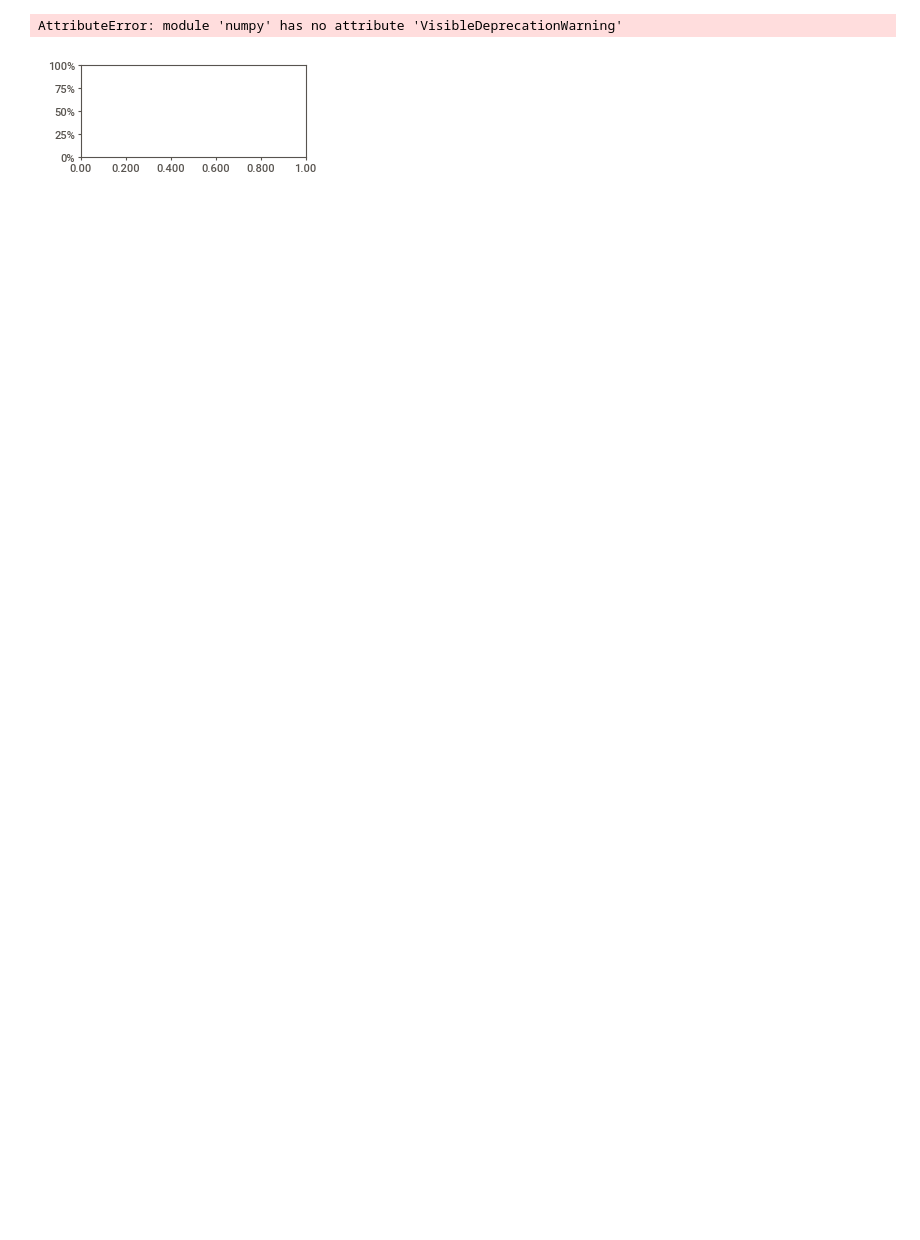
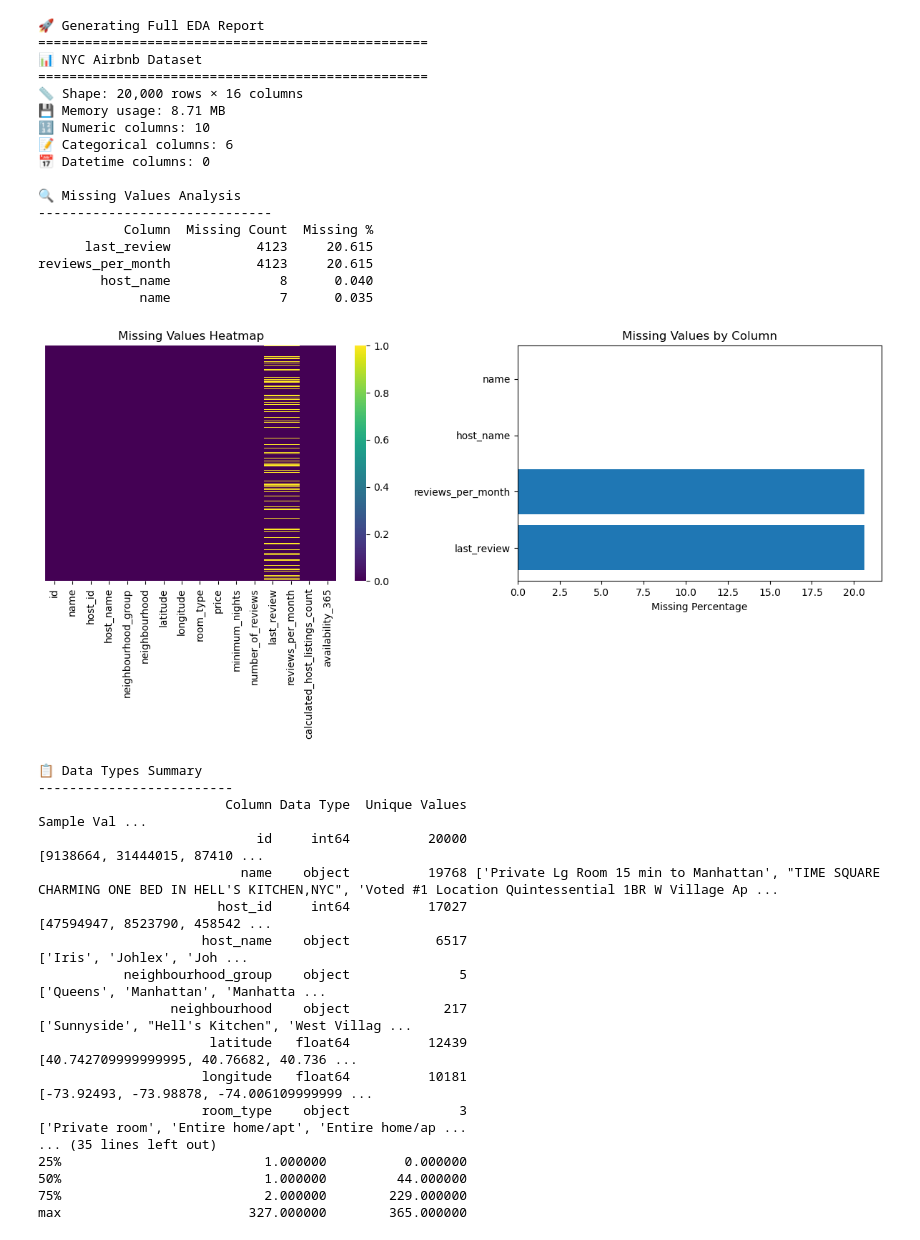
Before and after one commit to MariaVrana/build-ml-pipeline-for-short-term-rental-prices, a Jupyter notebook: src/eda/EDA.ipynb, the cells around one changed output. Saved outputs shown, nothing was run; the diff lists cells and outputs as text; code cells hidden in the pictures; blank space fills up the shorter version.

```diff
--- a/src/eda/EDA.ipynb
+++ b/src/eda/EDA.ipynb
@@ -16,11 +23,42 @@ View run at https://wandb.ai/maria-vrana-/nyc_airbnb/runs/ks5iojgu
 # %%
-import sweetviz as sv
+# import the custom Profiler
+from Profiler import Profiler
 
-# Create the report
-profile = sv.analyze(df)
-
-# Display in Jupyter notebook
-profile.show_notebook()
+profiler = Profiler(df, "NYC Airbnb Dataset")
+report = profiler.generate_full_report()
 # %% [output]
-AttributeError: module 'numpy' has no attribute 'VisibleDeprecationWarning'
+🚀 Generating Full EDA Report
+==================================================
+📊 NYC Airbnb Dataset
+==================================================
+📏 Shape: 20,000 rows × 16 columns
+💾 Memory usage: 8.71 MB
+🔢 Numeric columns: 10
+📝 Categorical columns: 6
+📅 Datetime columns: 0
+
+🔍 Missing Values Analysis
+------------------------------
+           Column  Missing Count  Missing %
+      last_review           4123     20.615
+reviews_per_month           4123     20.615
+        host_name              8      0.040
+             name              7      0.035
-[figure, old version]
+[figure, new version]
+📋 Data Types Summary
+-------------------------
+                        Column Data Type  Unique Values                                                                                                                                       Sample Val ...
+                            id     int64          20000                                                                                                                        [9138664, 31444015, 87410 ...
+                          name    object          19768 ['Private Lg Room 15 min to Manhattan', "TIME SQUARE CHARMING ONE BED IN HELL'S KITCHEN,NYC", 'Voted #1 Location Quintessential 1BR W Village Ap ...
+                       host_id     int64          17027                                                                                                                       [47594947, 8523790, 458542 ...
+                     host_name    object           6517                                                                                                                          ['Iris', 'Johlex', 'Joh ...
+           neighbourhood_group    object              5                                                                                                                ['Queens', 'Manhattan', 'Manhatta ...
+                 neighbourhood    object            217                                                                                                     ['Sunnyside', "Hell's Kitchen", 'West Villag ...
+                      latitude   float64          12439                                                                                                            [40.742709999999995, 40.76682, 40.736 ...
+                     longitude   float64          10181                                                                                                          [-73.92493, -73.98878, -74.006109999999 ...
+                     room_type    object              3                                                                                              ['Private room', 'Entire home/apt', 'Entire home/ap ...
+... (35 lines left out)
+25%                          1.000000          0.000000
+50%                          1.000000         44.000000
+75%                          2.000000        229.000000
+max                        327.000000        365.000000
```
Also changed, not shown: parts of 7 cells of this notebook, 3 other files.
